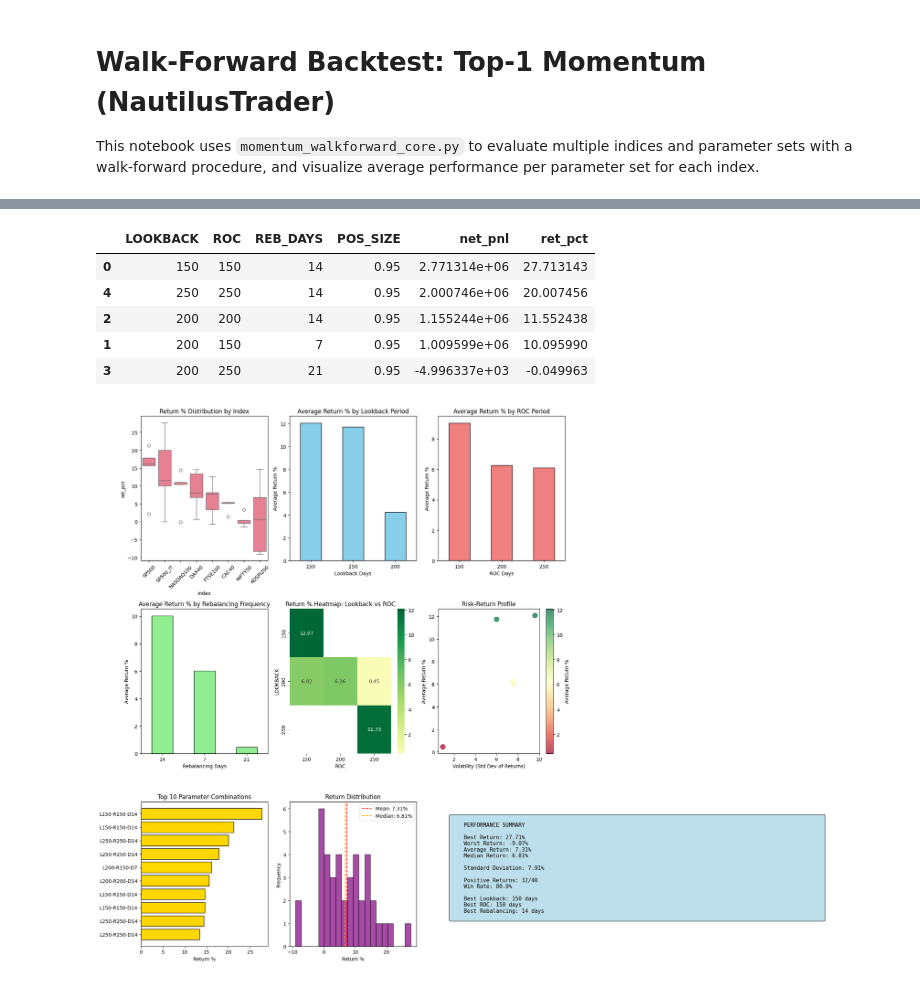
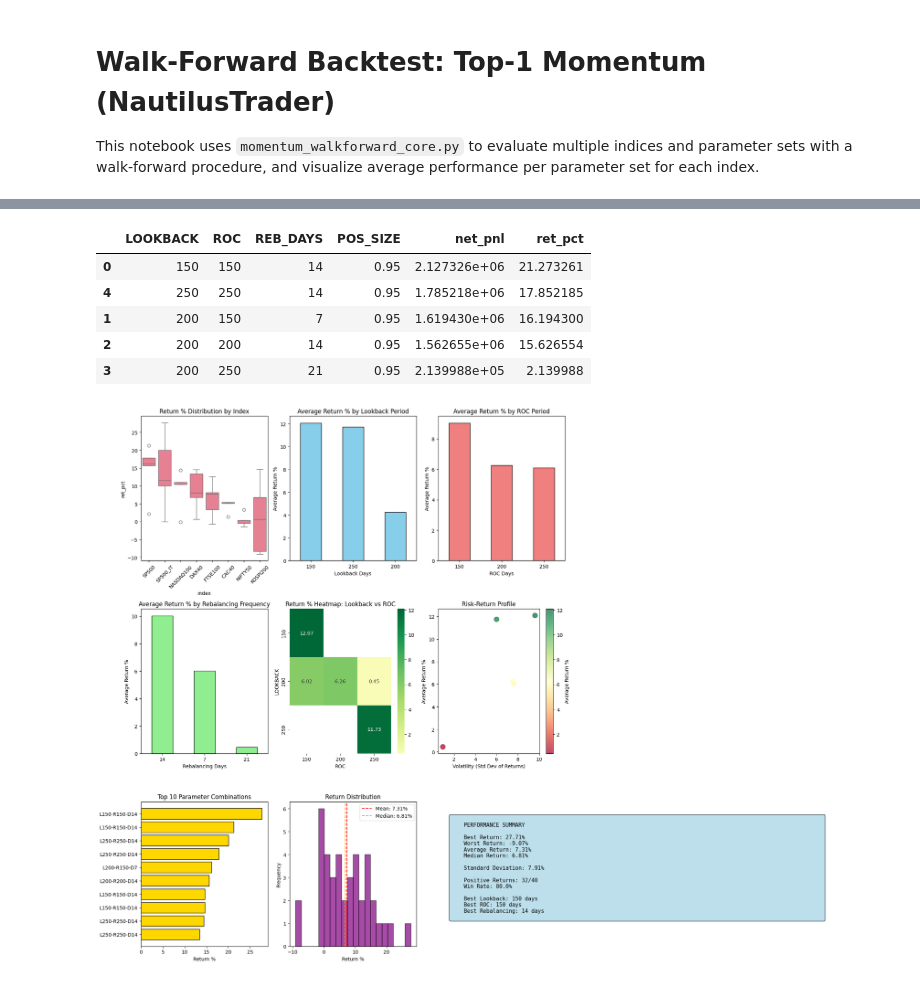
Before and after one commit to 0a1b/momentum_NautilusTrader, a Jupyter notebook: momentum_walkforward_runner.ipynb, the cells around one changed output, grey strips where cells are left out. Cells and saved outputs as stored; diff of their text form; code cells hidden in the pictures.

```diff
--- a/momentum_walkforward_runner.ipynb
+++ b/momentum_walkforward_runner.ipynb
@@ -46,8 +46,9 @@ results = run_walkforward(
     step_days=STEP_DAYS,
     initial_capital=INITIAL_CAPITAL,
     tx_cost=TX_COST,
-    max_workers=1 ,
-    run_in_parallel=False
+    max_workers=8 ,
+    run_in_parallel=True,
+    verbose=True,
 )
 # %% [output]
 Evaluating index: SP500
@@ -76,13 +181,13 @@ Completed evaluation for indices: ['SP500', 'SP500_IT', 'NASDAQ100', 'DAX40', 'F
 # %%
 # Inspect aggregated results for a specific index, e.g., NASDAQ100
-results.get('SP500_IT')
+results.get('SP500')
 # %% [output]
 |  | LOOKBACK | ROC | REB_DAYS | POS_SIZE | net_pnl | ret_pct |
-| 0 | 150 | 150 | 14 | 0.95 | 2.771314e+06 | 27.713143 |
-| 4 | 250 | 250 | 14 | 0.95 | 2.000746e+06 | 20.007456 |
-| 2 | 200 | 200 | 14 | 0.95 | 1.155244e+06 | 11.552438 |
-| 1 | 200 | 150 | 7 | 0.95 | 1.009599e+06 | 10.095990 |
-| 3 | 200 | 250 | 21 | 0.95 | -4.996337e+03 | -0.049963 |
+| 0 | 150 | 150 | 14 | 0.95 | 2.127326e+06 | 21.273261 |
+| 4 | 250 | 250 | 14 | 0.95 | 1.785218e+06 | 17.852185 |
+| 1 | 200 | 150 | 7 | 0.95 | 1.619430e+06 | 16.194300 |
+| 2 | 200 | 200 | 14 | 0.95 | 1.562655e+06 | 15.626554 |
+| 3 | 200 | 250 | 21 | 0.95 | 2.139988e+05 | 2.139988 |
 # %%
   import matplotlib.pyplot as plt
   import seaborn as sns
```
Also changed, not shown: parts of 1 cell of this notebook, 1 other file.
